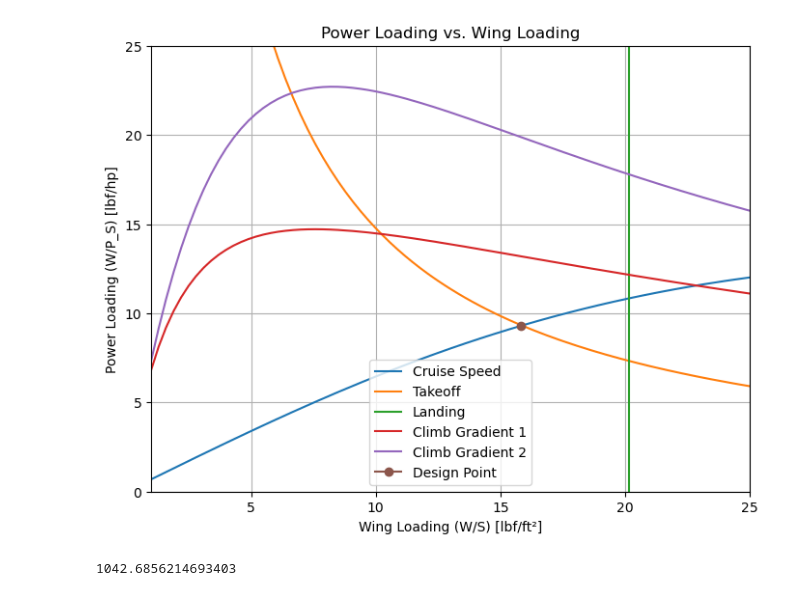
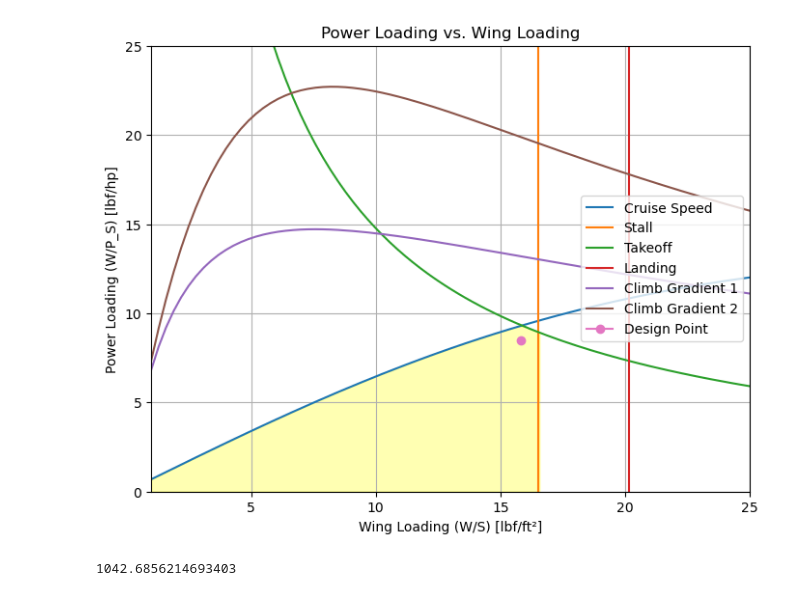
Before and after one commit to VaishnaviK003/Group9-EAE-130-A-B-UCDavis-2025-GatewayToBlueSkies, a Jupyter notebook: A4_powerplant_1cd.ipynb, the cells around one changed output. Drawn from its saved outputs; the diff is of its cells as text; code cells hidden in the pictures.

```diff
--- a/A4_powerplant_1cd.ipynb
+++ b/A4_powerplant_1cd.ipynb
@@ -207,40 +207,55 @@ PW_takeoff = takeoff(WS_range)
 WS_landing = landing_WS() * math.ones(len(WS_range))
 climb1, climb2 = climb(WS_range)
 climb3, climb4 = balked_climb(WS_range)
+SW_stall = stall_WS() * math.ones(len(WS_range))
 
 PW_cruise_s = PW_cruise / eta_p
 PW_takeoff_s = PW_takeoff / eta_p
 PW_climb2 = climb2 / eta_p
 PW_climb4 = climb4 / eta_p
 
 #plt.plot(WS_range, WP, label= "trial1")
 plt.plot(WS_range, 1/PW_cruise_s, label=f'Cruise Speed')
+plt.plot(SW_stall, math.linspace(0, 300, len(WS_range)), label=f'Stall')
 plt.plot(WS_range, 1/PW_takeoff_s, label=f'Takeoff')
 plt.plot(WS_landing, math.linspace(0, 300, len(WS_range)), label=f'Landing')
 plt.plot(WS_range, 1/(PW_climb2), label=f'Climb Gradient 1')
 plt.plot(WS_range, 1/ (PW_climb4), label=f'Climb Gradient 2')
-plt.plot(15.8, 9.3, label='Design Point', marker = "o")
+plt.plot(15.8, 8.5, label='Design Point', marker = "o")
+
+# Shading the region
+y4 = math.minimum((1/PW_cruise_s), (1/PW_takeoff_s))
+plt.fill_between((WS_range[:53]), 0, y4[:53], color='yellow', alpha=0.3)
 
 plt.xlim(1, 25)
 plt.ylim(0, 25)
 
 # Labels and legend
 plt.xlabel("Wing Loading (W/S) [lbf/ft²]")
 plt.ylabel("Power Loading (W/P_S) [lbf/hp]")
 plt.title("Power Loading vs. Wing Loading")
-plt.legend()
+plt.legend(loc = "right")
 plt.grid(True)
 plt.show()
+
+
+#plt.ylim(0, 50)
+#plt.xlim(1,40)
+#plt.yticks(math.arange(0, 55, step=5))
+#plt.xticks(math.arange(2, 41, step=2))
+#plt.legend(loc='upper right', bbox_to_anchor=(1, 1))
+#plt.tight_layout()
+#plt.show()
 
 
 #thurst = m_dot * (v_jet - v_inf)
 
 #power_available = thurst * v_inf
 
 #eta_p1 = power_available / (power_available + (0.5 * m_dot * (v_jet - v_inf)**2))
 #eta_p2 = 2 / (1 + (v_jet / v_inf))
 # %% [output]
-[figure, old version]
+[figure, new version]
 # %%
 ###############################
 #### PART 2 #####
```
